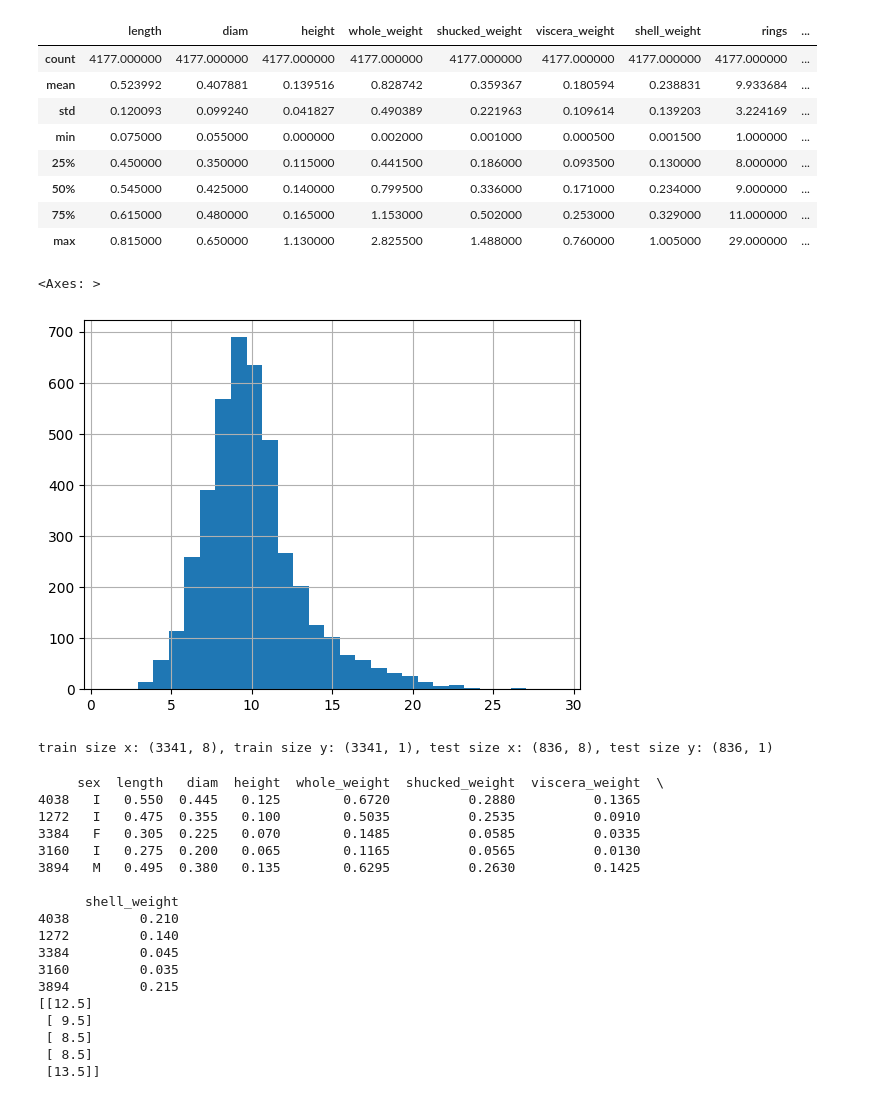
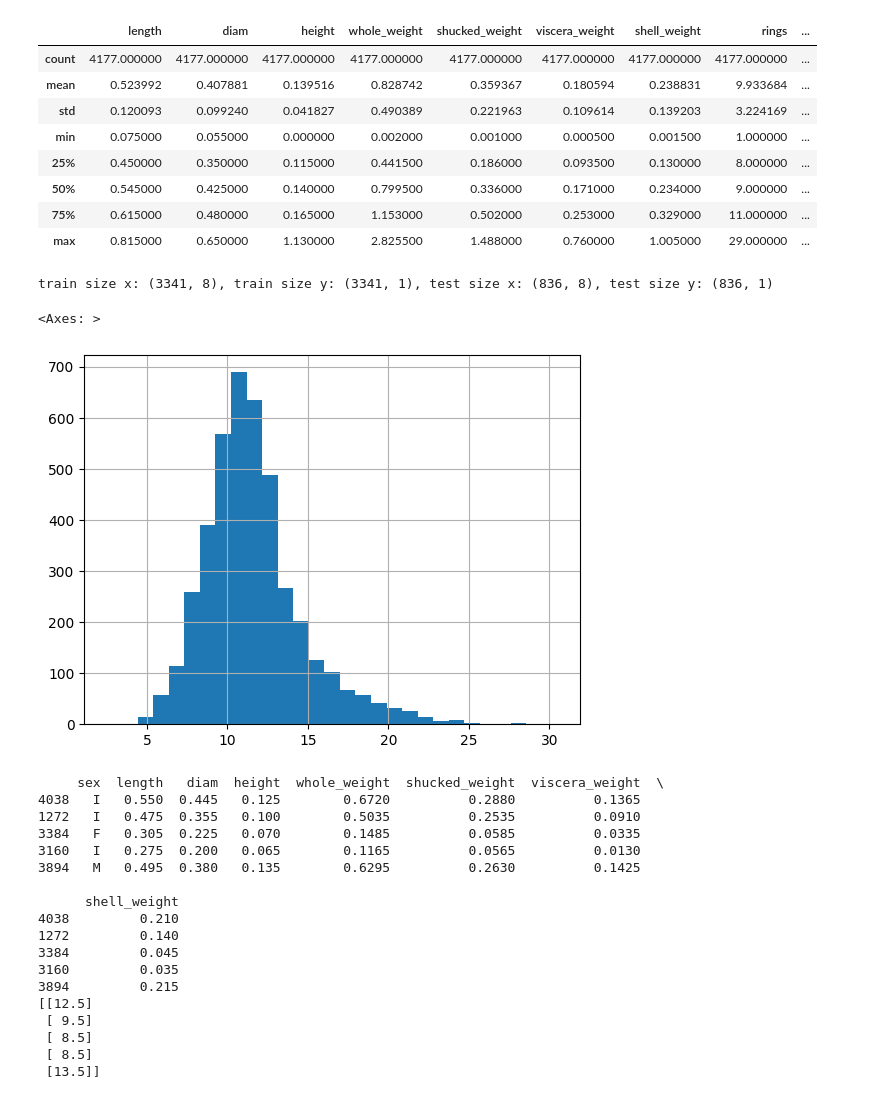
Before and after one commit to nayash/deep-cross-nn-demo, a Jupyter notebook: src/exploratory.ipynb, the cells around one changed output. Cells and saved outputs as stored; diff of their text form; code cells hidden in the pictures.

```diff
--- a/src/exploratory.ipynb
+++ b/src/exploratory.ipynb
@@ -43,11 +47,6 @@ df.describe()
 | 50% | 0.545000 | 0.425000 | 0.140000 | 0.799500 | 0.336000 | 0.171000 | 0.234000 | 9.000000 | ... |
 | 75% | 0.615000 | 0.480000 | 0.165000 | 1.153000 | 0.502000 | 0.253000 | 0.329000 | 11.000000 | ... |
 | max | 0.815000 | 0.650000 | 1.130000 | 2.825500 | 1.488000 | 0.760000 | 1.005000 | 29.000000 | ... |
-# %%
-df['rings'].hist(bins=29)
-# %% [output]
-<Axes: >
-[figure, old version]
 # %%
 from sklearn.model_selection import train_test_split
 
@@ -60,6 +59,11 @@ df_train_x, df_test_x, df_train_y, df_test_y = train_test_split(df_x, df_y, test
 print(f'train size x: {df_train_x.shape}, train size y: {df_train_y.shape}, test size x: {df_test_x.shape}, test size y: {df_test_y.shape}')
 # %% [output]
 train size x: (3341, 8), train size y: (3341, 1), test size x: (836, 8), test size y: (836, 1)
+# %%
+df['age'].hist(bins=29)
+# %% [output]
+<Axes: >
+[figure, new version]
 # %%
 print(df_train_x.head())
 print(df_train_y[:5])
```
Also changed, not shown: parts of 5 cells of this notebook, 10 other files.
